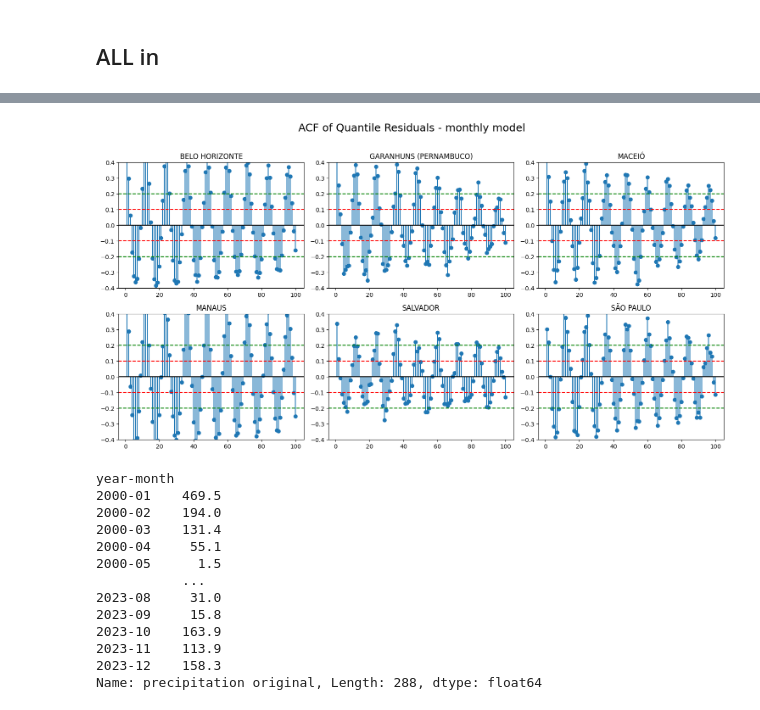
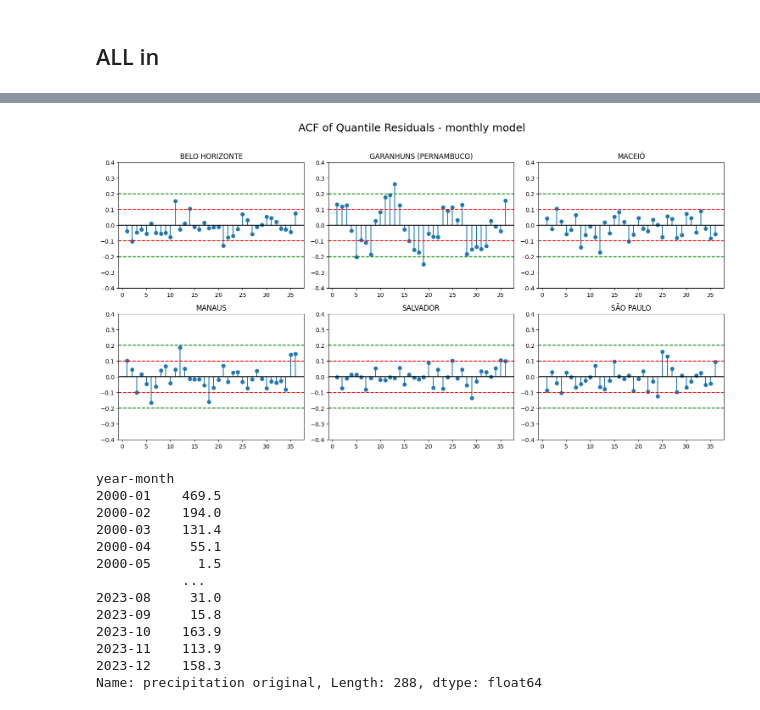
Before and after one commit to ilanGrynszpan/PyGASModels, a Jupyter notebook: monthly-models.ipynb, the cells around one changed output, grey strips where cells are left out. Saved outputs shown, nothing was run; the diff lists cells and outputs as text; code cells hidden in the pictures.

```diff
--- a/monthly-models.ipynb
+++ b/monthly-models.ipynb
@@ -1080,63 +2107,67 @@ pis = []
 
 files = [x for x in os.listdir(INPUT) if x.endswith("train.csv")]
 
+dfs = [pd.read_csv(os.path.join(INPUT, x), sep=";") for x in files]
+
 for i, df in enumerate(dfs):
 
     res = results[df['location'].values[0]][0]
-    y = df.groupby('year-month')['precipitation original'].sum().values
-    months = df.groupby('year-month')['month'].mean().values
+    df = dfs[i]
+    df['smoothed'] = df['smoothed'].str.replace(",", ".").astype(float).values
+    df['PRECIPITACAO TOTAL, DIARIO(mm)'] = df['PRECIPITACAO TOTAL, DIARIO(mm)'].fillna(df['smoothed']).str.replace(",", ".").astype(float)
+
+    y = df.groupby('year-month')['PRECIPITACAO TOTAL, DIARIO(mm)'].sum().values
+
+    y[y == 0] += 1.0
 
     # ----------------------
     # Extract parameters
     # ----------------------
 
     idx = 0
-    K = 3
+    K = 0
 
     mu0_phi = res.x[idx]; idx+=1
     c_phi = res.x[idx]; idx+=1
-    alpha_phi = res.x[idx]; idx+=1
+    alpha1_phi = res.x[idx]; idx+=1
+    alpha12_phi = res.x[idx]; idx+=1
     kappa_phi = res.x[idx]; idx+=1
-
-    # NO kappa_xi_tvp here
-
-    kappa_gamma_phi = res.x[idx]; idx+=1
 
     gamma_init = res.x[idx]; idx+=1
     xi_init = res.x[idx]; idx+=1
     zeta_init = res.x[idx]; idx+=1
 
-    gamma0_phi = res.x[idx:idx+period]; idx+=period
+    gamma0_phi = res.x[idx:idx+harmonics]; idx+=harmonics
+    gamma0_star_phi = res.x[idx:idx+harmonics]; idx+=harmonics
 
 
     # ----------------------
     # Run filter
     # ----------------------
 
-    kappas_tvp = np.zeros(4)
-
     out = iterate_zagb2(
         mu0_phi=mu0_phi,
-        gamma0_phi=gamma0_phi - np.mean(gamma0_phi),  # enforce zero-sum
-        alpha_phi=alpha_phi,
+        gamma_phi=gamma0_phi,
+        gamma_star_phi=gamma0_star_phi,
+        alpha1_phi=alpha1_phi,
+        alpha12_phi=alpha12_phi,
         kappa_phi=kappa_phi,
-        kappas_tvp=kappas_tvp,
+        kappas_tvp=[0,0,0,0],
         c_phi=c_phi,
-        kappa_gamma_phi=kappa_gamma_phi,
         gamma_init=gamma_init,
         xi_init=xi_init,
         zeta_init=zeta_init,
         period=12,
+        harmonics=6,
+        time_varying_parameters=[],
         y=y,
-        months=months,
-        time_varying_parameters=[],
         mode="filter"
     )
 
     phi_hat = out["phi"]
     gamma_hat = out["gamma"]
     xi_hat = out["xi"]
-    zeta_hat = out["zeta"]
+    zeta_hat = zeta_init
 
     # ----------------------
     # Compute PIT
@@ -1153,7 +2184,7 @@ for i, df in enumerate(dfs):
             phi_hat[t],
             gamma_hat[t],
             xi_hat[t],
-            zeta_hat[t]
+            zeta_hat
         )
         pit[t] = F
 
@@ -1211,35 +2242,35 @@ for ax in axes[n_models:]:
     ax.axis("off")
 
 for idx_plot, (k, result) in enumerate(results.items()):
 
     ax = axes[idx_plot]
 
     qr = quant[idx_plot]  # stored earlier
 
-    nlags = 100  # 400 too crowded in mosaic
+    nlags = 36  # 400 too crowded in mosaic
     acf_vals = acf(qr, nlags=nlags, fft=True)
     acf_vals_no0 = acf_vals[1:]
     lags = np.arange(1, nlags+1)
 
     conf01 = 0.1
     conf02 = 0.2
 
     ax.stem(lags, acf_vals_no0, basefmt=" ")
     ax.axhline(0, color="black")
     ax.axhline(conf01, color="red", linestyle="--")
     ax.axhline(-conf01, color="red", linestyle="--")
     ax.axhline(conf02, color="green", linestyle="--")
     ax.axhline(-conf02, color="green", linestyle="--")
 
     ax.set_title(k)
     ax.set_ylim(-0.4, 0.4)
 
 fig.suptitle("ACF of Quantile Residuals - monthly model", fontsize=18)
 plt.tight_layout(rect=[0, 0, 1, 0.96])
 plt.savefig("ACF_quantile_mosaic_monthly.png", dpi=300)
 plt.show()
 # %% [output]
-[figure, old version]
+[figure, new version]
 # %%
 new_df = dfs[0].groupby('year-month')['precipitation original'].sum()
 # %%
```
Also changed, not shown: parts of 44 cells of this notebook, 8 other files.
